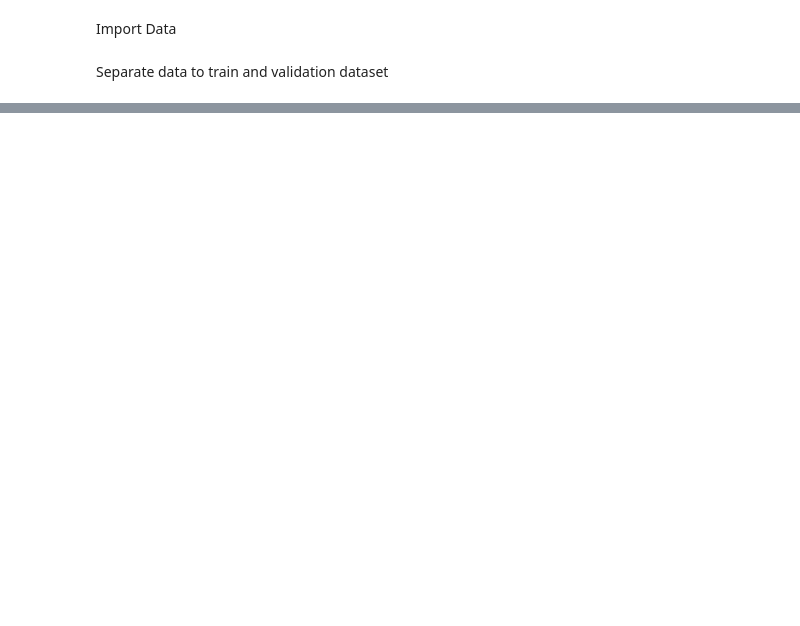
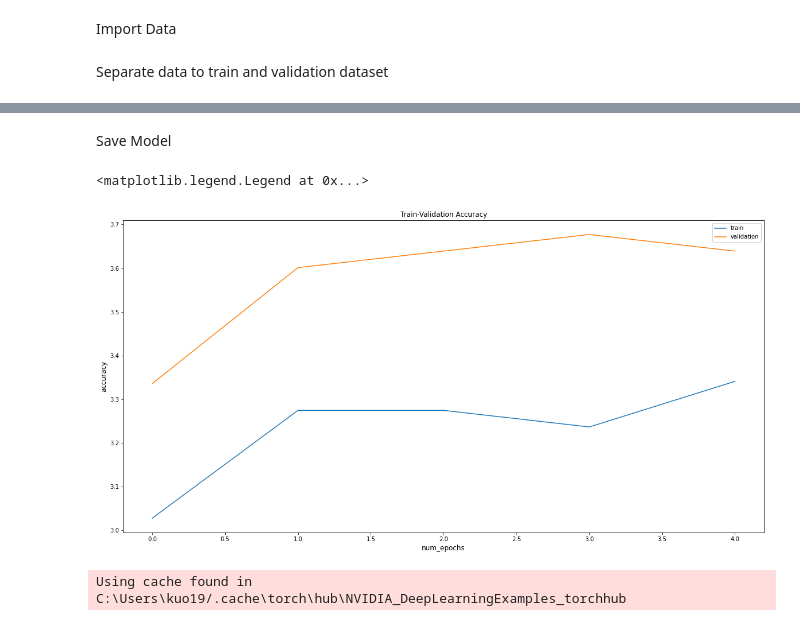
Before and after one commit to dragonx0208/beemachine, a Jupyter notebook: torch_main.ipynb, the cells around one changed output, grey strips where cells are left out. Saved outputs shown, nothing was run; the diff lists cells and outputs as text; code cells hidden in the pictures; blank space fills up the shorter version.

```diff
--- a/torch_main.ipynb
+++ b/torch_main.ipynb
@@ -201,0 +330,24 @@ Epoch 1/3
+# %% [markdown]
+Save Model
+# %%
+fig = plt.figure(figsize=(20,10))
+plt.title("Train-Validation Accuracy")
+plt.plot(train_acc, label='train')
+plt.plot(val_acc, label='validation')
+plt.xlabel('num_epochs', fontsize=12)
+plt.ylabel('accuracy', fontsize=12)
+plt.legend(loc='best')
+# %% [output]
+<matplotlib.legend.Legend at 0x...>
+[figure, added]
+# %%
+resnet50 = torch.hub.load('NVIDIA/DeepLearningExamples:torchhub', 'nvidia_resnet50', pretrained=False)
+resnet50.load_state_dict(torch.load(modelPath+'/traiend_resnet50.h5'))
+
+validation_img_paths = ["/validation/Bombus_affinis/3RXQJRKQDRSQDR0QL0SQURG0URZQUR3KBRRQWRFKWRRQ3RHQ9RLQ1RJKTQI09RFKWR50TQI0ARFKCQ20.jpg",
+                        "/validation/Bombus_melanopygus/8HOH7HCH2H2ZIL9ZILAZSL2Z0L2ZXHPZGHRR2HAZ2HBHLL1HHLEZLL5ZQLEZ5LHRILLR5HBH4H8ZMLFH8LJH4LZRPHLR.jpg",
+                        "/validation/Bombus_vagans/4KDKMKTKZKZSGQB05QA05QT05QT06Q2KXKVKWQDKGKF08KTK4KCKSKO0VQAK8KWKKKWKQKB00KWK2QA0RKPKSK9KGQ.jpg"]
+
+img_list = [Image.open(DATADIR + img_path) for img_path in validation_img_paths]
+# %% [output]
+Using cache found in C:\Users\kuo19/.cache\torch\hub\NVIDIA_DeepLearningExamples_torchhub
```
Also changed, not shown: parts of 17 cells of this notebook.
